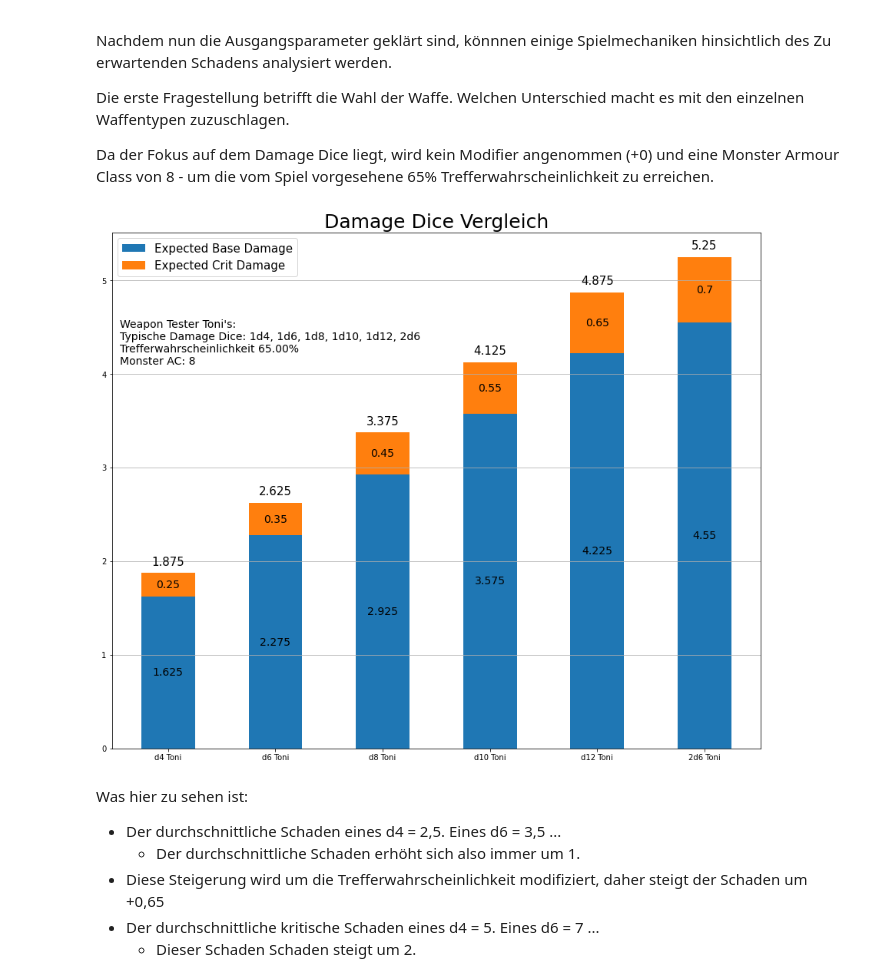
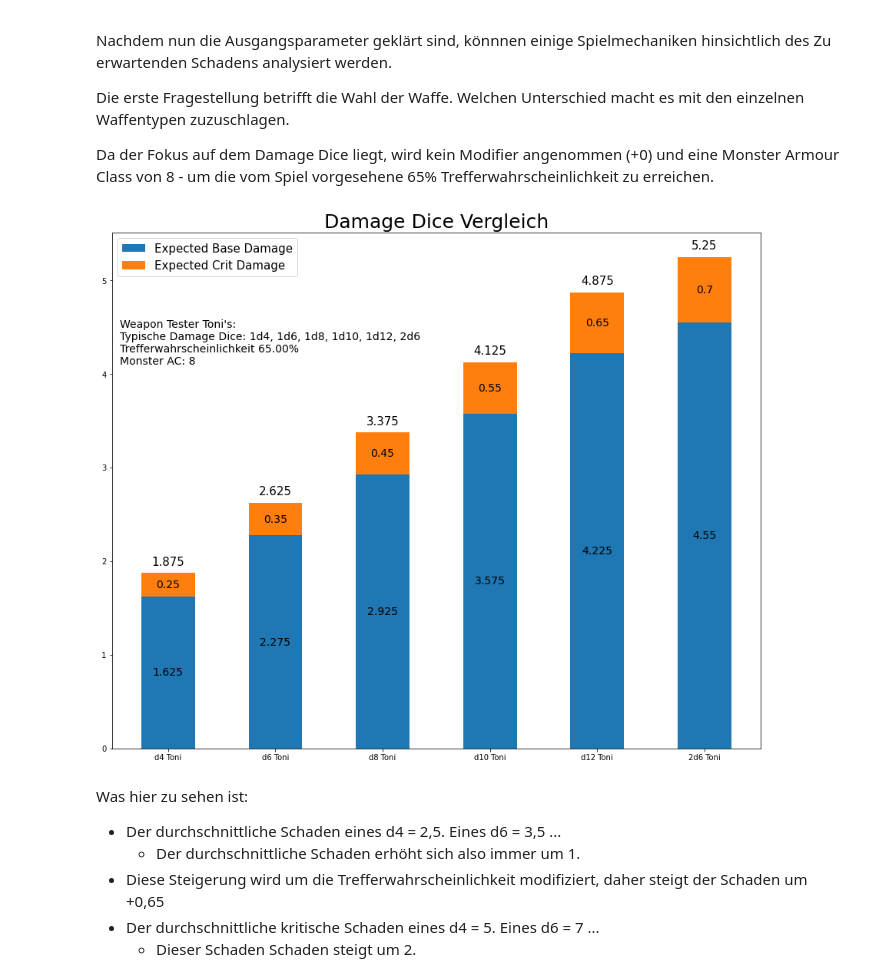
Before and after one commit to AlexSchinnerl/dndMath, a Jupyter notebook: damageCalculation.ipynb, the cells around one changed output. Cells and saved outputs as stored; diff of their text form; code cells hidden in the pictures.

```diff
--- a/damageCalculation.ipynb
+++ b/damageCalculation.ipynb
@@ -478,35 +478,35 @@ weapon_dictionary = {
     "1d4":(1, dice_dictionary["d4"]),
     "1d6":(1, dice_dictionary["d6"]),
     "1d8":(1, dice_dictionary["d8"]),
     "1d10":(1, dice_dictionary["d10"]),
     "1d12":(1, dice_dictionary["d12"]),
     "2d6":(2, dice_dictionary["d6"]),
 }
 list_of_weapons = list(weapon_dictionary.keys())
 
 graph_text = str(f"Weapon Tester Toni's:"
                  f"\nTypische Damage Dice: {', '.join(list_of_weapons)}"+
                  f"\nTrefferwahrscheinlichkeit {d4_toni.chance2Hit:.2%}"+
                  f"\nMonster AC: {monsterAC}"
                  )
 
 weapon_testing_dict = {
     d4_toni.name:list(d4_toni.heroValues.values()),
     d6_toni.name:list(d6_toni.heroValues.values()),
     d8_toni.name:list(d8_toni.heroValues.values()),
     d10_toni.name:list(d10_toni.heroValues.values()),
     d12_toni.name:list(d12_toni.heroValues.values()),
     toni_2d6.name:list(toni_2d6.heroValues.values()),
 }
 
 fig, ax, plot_dict = stacked_bar_plot_from_dict(weapon_testing_dict, "Damage Dice Vergleich")
 fig.set_facecolor("white")
-ax.grid(True, axis="y")
+# ax.grid(True, axis="y")
 ax.text(x=-0.45, y=4.1, s=graph_text, fontdict={"size":14})
 plt.savefig("output/Damage_Dice_Vergleich", facecolor=fig.get_facecolor(), dpi=300.0)
 plt.show()
 # %% [output]
-[figure, old version]
+[figure, new version]
 # %% [markdown]
 Was hier zu sehen ist:
 * Der durchschnittliche Schaden eines d4 = 2,5. Eines d6 = 3,5 ...
```
Also changed, not shown: parts of 3 cells of this notebook, 1 other file.
